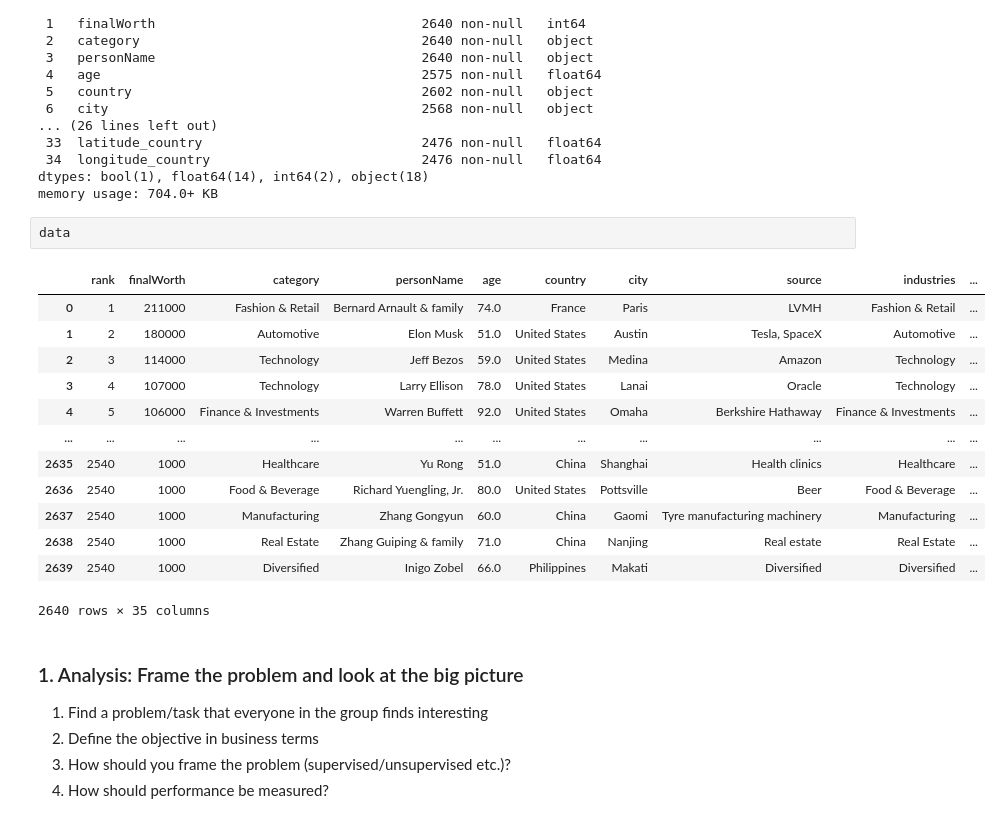
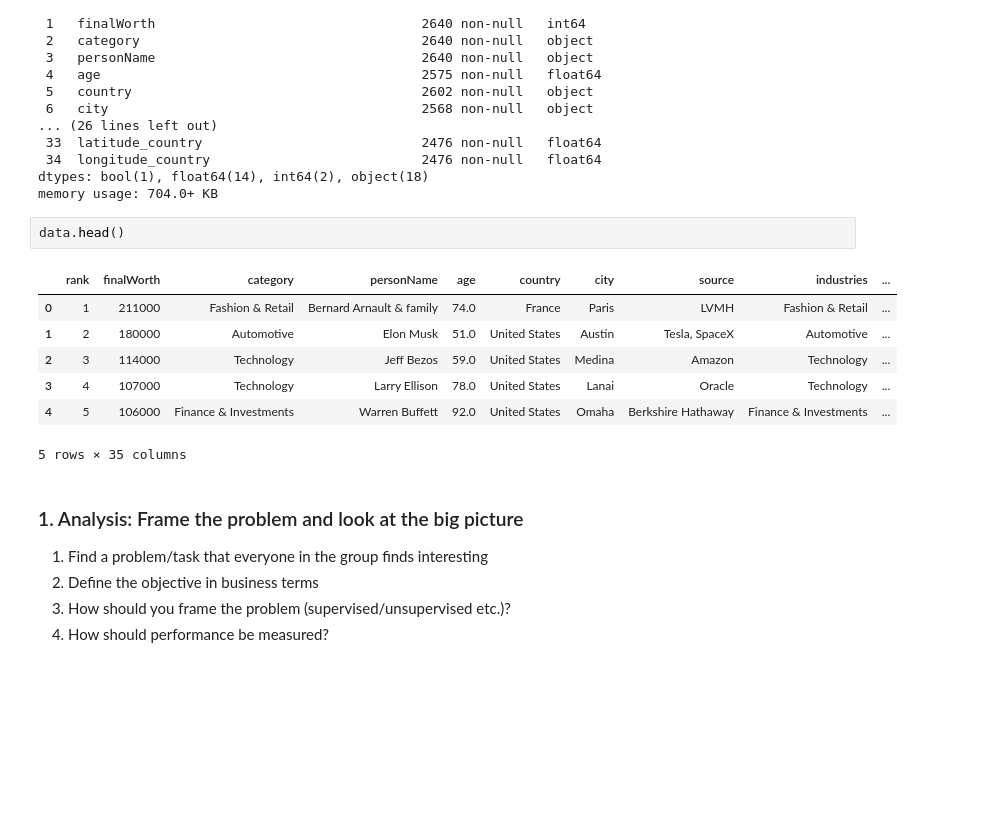
Before and after one commit to asold2/MALFinalAssignment, a Jupyter notebook: 7. Final Group Project.ipynb, the cells around one changed output. Cells and saved outputs as stored; diff of their text form; blank space fills up the shorter version.

```diff
--- a/7. Final Group Project.ipynb
+++ b/7. Final Group Project.ipynb
@@ -45,21 +45,15 @@ Data columns (total 35 columns):
 dtypes: bool(1), float64(14), int64(2), object(18)
 memory usage: 704.0+ KB
 # %%
-data
+data.head()
 # %% [output]
 |  | rank | finalWorth | category | personName | age | country | city | source | industries | ... |
 | 0 | 1 | 211000 | Fashion & Retail | Bernard Arnault & family | 74.0 | France | Paris | LVMH | Fashion & Retail | ... |
 | 1 | 2 | 180000 | Automotive | Elon Musk | 51.0 | United States | Austin | Tesla, SpaceX | Automotive | ... |
 | 2 | 3 | 114000 | Technology | Jeff Bezos | 59.0 | United States | Medina | Amazon | Technology | ... |
 | 3 | 4 | 107000 | Technology | Larry Ellison | 78.0 | United States | Lanai | Oracle | Technology | ... |
 | 4 | 5 | 106000 | Finance & Investments | Warren Buffett | 92.0 | United States | Omaha | Berkshire Hathaway | Finance & Investments | ... |
-| ... | ... | ... | ... | ... | ... | ... | ... | ... | ... | ... |
-| 2635 | 2540 | 1000 | Healthcare | Yu Rong | 51.0 | China | Shanghai | Health clinics | Healthcare | ... |
-| 2636 | 2540 | 1000 | Food & Beverage | Richard Yuengling, Jr. | 80.0 | United States | Pottsville | Beer | Food & Beverage | ... |
-| 2637 | 2540 | 1000 | Manufacturing | Zhang Gongyun | 60.0 | China | Gaomi | Tyre manufacturing machinery | Manufacturing | ... |
-| 2638 | 2540 | 1000 | Real Estate | Zhang Guiping & family | 71.0 | China | Nanjing | Real estate | Real Estate | ... |
-| 2639 | 2540 | 1000 | Diversified | Inigo Zobel | 66.0 | Philippines | Makati | Diversified | Diversified | ... |
-2640 rows × 35 columns
+5 rows × 35 columns
 # %% [markdown]
 ### 1. Analysis: Frame the problem and look at the big picture
 1. Find a problem/task that everyone in the group finds interesting
```
Also changed, not shown: parts of 1 cell of this notebook.
